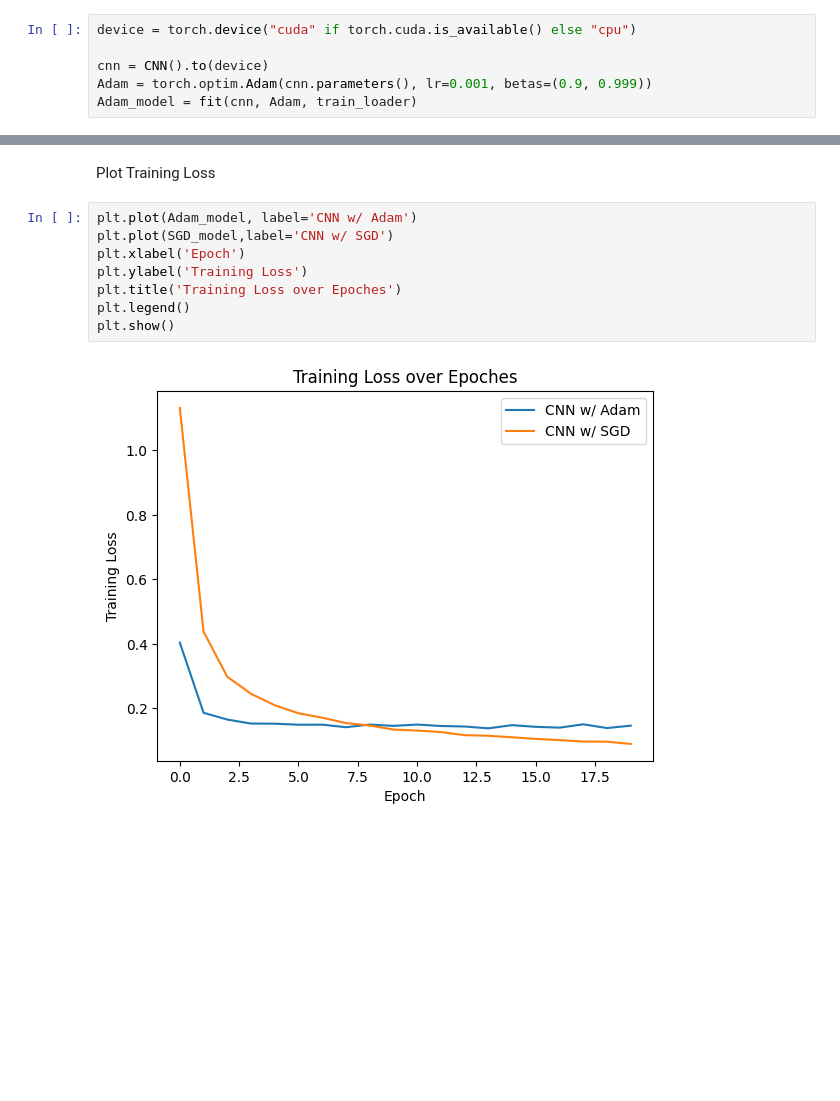
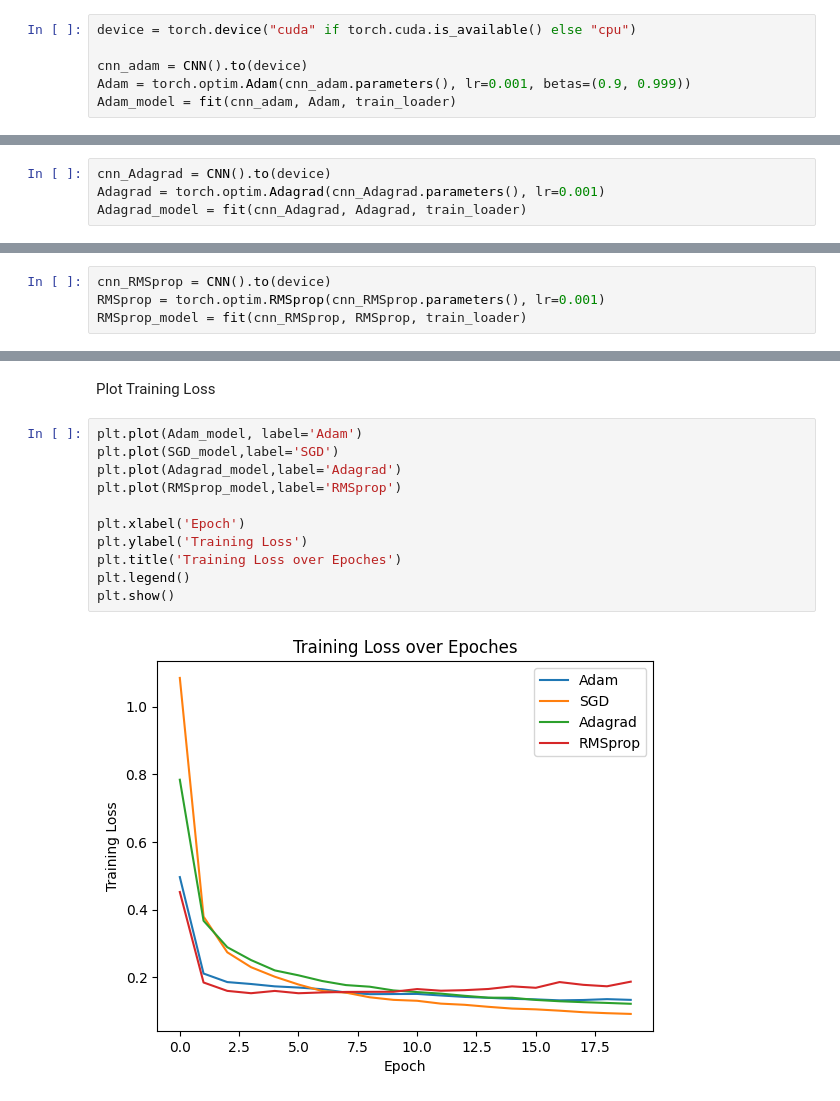
Before and after one commit to boyang102/DSC210_Project, a Jupyter notebook: MINST_Optimizer.ipynb, the cells around one changed output, grey strips where cells are left out. Drawn from its saved outputs; the diff is of its cells as text; blank space fills up the shorter version.

```diff
--- a/MINST_Optimizer.ipynb
+++ b/MINST_Optimizer.ipynb
@@ -132,7 +147,7 @@ def fit(model, optimizer, train_loader):
 # %%
 device = torch.device("cuda" if torch.cuda.is_available() else "cpu")
 
-cnn = CNN().to(device)
-Adam = torch.optim.Adam(cnn.parameters(), lr=0.001, betas=(0.9, 0.999))
-Adam_model = fit(cnn, Adam, train_loader)
+cnn_adam = CNN().to(device)
+Adam = torch.optim.Adam(cnn_adam.parameters(), lr=0.001, betas=(0.9, 0.999))
+Adam_model = fit(cnn_adam, Adam, train_loader)
 # %% [output]
@@ -185,0 +205,4 @@ SGD_model = fit(cnn_sgd, SGD_optimizer, train_loader)
+# %%
+cnn_Adagrad = CNN().to(device)
+Adagrad = torch.optim.Adagrad(cnn_Adagrad.parameters(), lr=0.001)
+Adagrad_model = fit(cnn_Adagrad, Adagrad, train_loader)
@@ -185,0 +232,4 @@ SGD_model = fit(cnn_sgd, SGD_optimizer, train_loader)
+# %%
+cnn_RMSprop = CNN().to(device)
+RMSprop = torch.optim.RMSprop(cnn_RMSprop.parameters(), lr=0.001)
+RMSprop_model = fit(cnn_RMSprop, RMSprop, train_loader)
@@ -186,14 +314,17 @@ SGD_model = fit(cnn_sgd, SGD_optimizer, train_loader)
 # %% [markdown]
 Plot Training Loss
 # %%
-plt.plot(Adam_model, label='CNN w/ Adam')
-plt.plot(SGD_model,label='CNN w/ SGD')
+plt.plot(Adam_model, label='Adam')
+plt.plot(SGD_model,label='SGD')
+plt.plot(Adagrad_model,label='Adagrad')
+plt.plot(RMSprop_model,label='RMSprop')
+
 plt.xlabel('Epoch')
 plt.ylabel('Training Loss')
 plt.title('Training Loss over Epoches')
 plt.legend()
 plt.show()
 # %% [output]
-[figure, old version]
+[figure, new version]
 # %%
 def evaluate(model):
```
Also changed, not shown: parts of 21 cells of this notebook.
